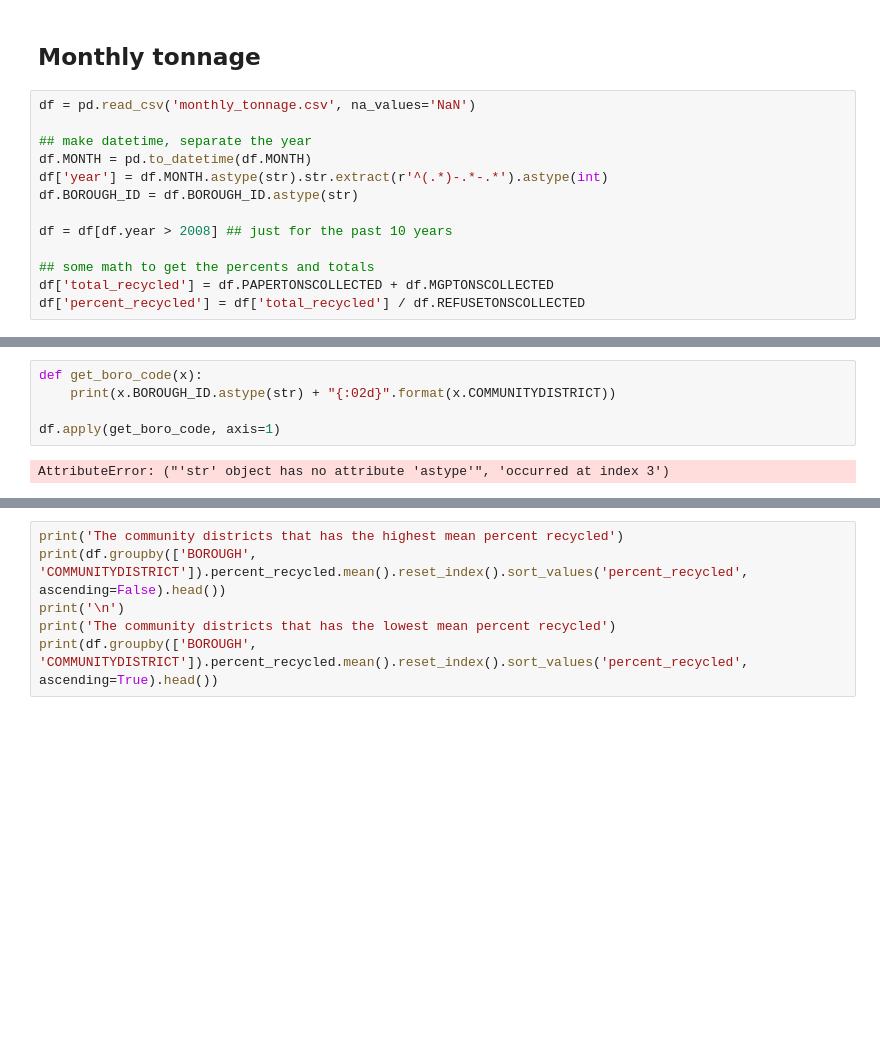
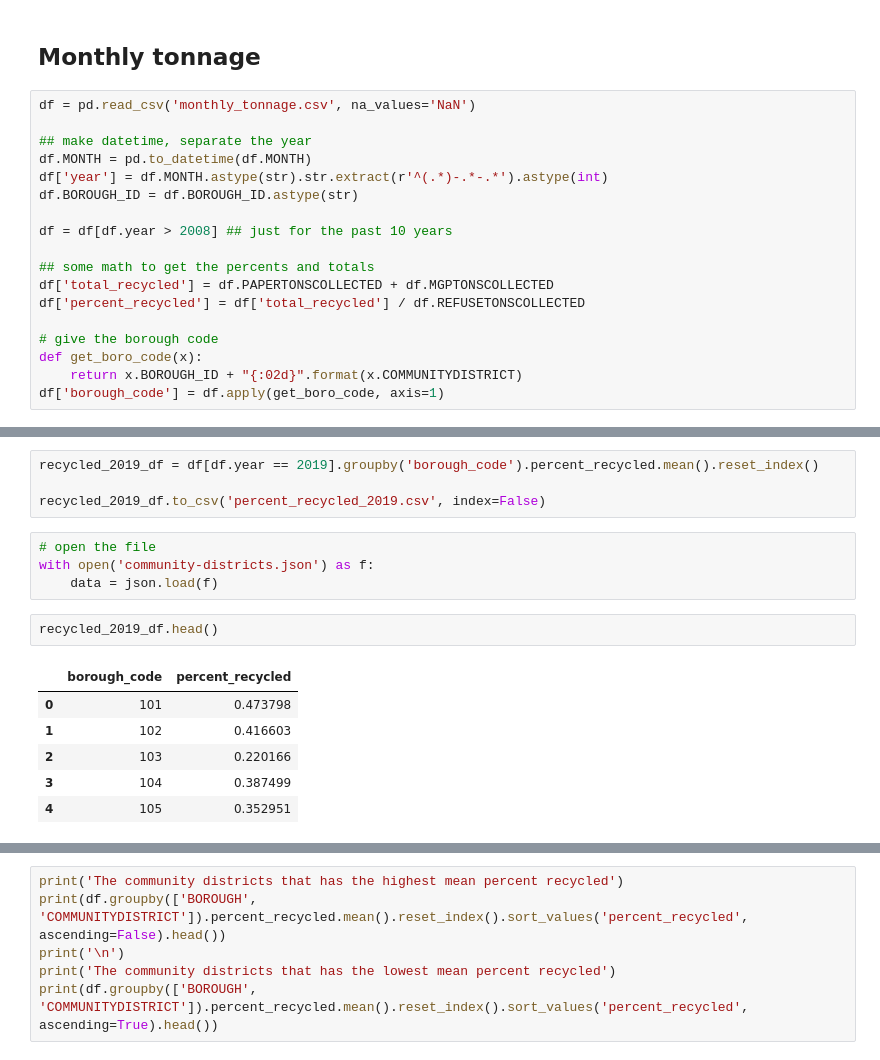
Before and after one commit to tongxuCai/NYC-recycling, a Jupyter notebook: src/data/NYC Recycling.ipynb, the cells around one changed output, grey strips where cells are left out. Cells and saved outputs as stored; diff of their text form; blank space fills up the shorter version.

```diff
--- a/src/data/NYC Recycling.ipynb
+++ b/src/data/NYC Recycling.ipynb
@@ -22,6 +23,11 @@ df = df[df.year > 2008] ## just for the past 10 years
 ## some math to get the percents and totals
 df['total_recycled'] = df.PAPERTONSCOLLECTED + df.MGPTONSCOLLECTED
 df['percent_recycled'] = df['total_recycled'] / df.REFUSETONSCOLLECTED
+
+# give the borough code
+def get_boro_code(x):
+    return x.BOROUGH_ID + "{:02d}".format(x.COMMUNITYDISTRICT)
+df['borough_code'] = df.apply(get_boro_code, axis=1)
 # %%
 df.head(3)
 # %% [output]
@@ -29,11 +35,21 @@ df.head(3)
 | 3 | 2012-03-01 | Manhattan | 1 | 1194.4 | 341.6 | 210.8 | ... |
 | 9 | 2012-01-01 | Brooklyn | 7 | 3156.7 | 436.6 | 343.4 | ... |
 | 13 | 2016-11-01 | Brooklyn | 7 | 3356.9 | 424.4 | 380.3 | ... |
-# %%
-def get_boro_code(x):
-    print(x.BOROUGH_ID.astype(str) + "{:02d}".format(x.COMMUNITYDISTRICT))
-
-df.apply(get_boro_code, axis=1)
-# %% [output]
-AttributeError: ("'str' object has no attribute 'astype'", 'occurred at index 3')
+# %%
+recycled_2019_df = df[df.year == 2019].groupby('borough_code').percent_recycled.mean().reset_index()
+
+recycled_2019_df.to_csv('percent_recycled_2019.csv', index=False)
+# %%
+# open the file
+with open('community-districts.json') as f:
+    data = json.load(f)
+# %%
+recycled_2019_df.head()
+# %% [output]
+|  | borough_code | percent_recycled |
+| 0 | 101 | 0.473798 |
+| 1 | 102 | 0.416603 |
+| 2 | 103 | 0.220166 |
+| 3 | 104 | 0.387499 |
+| 4 | 105 | 0.352951 |
 # %%
```
Also changed, not shown: parts of 10 cells of this notebook, 20 other files.
